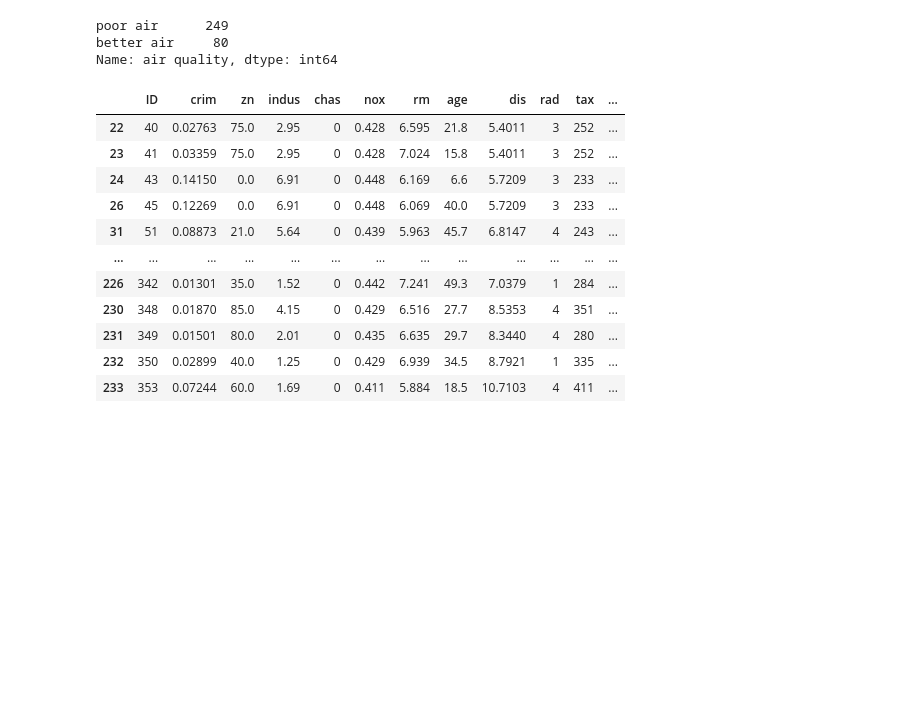
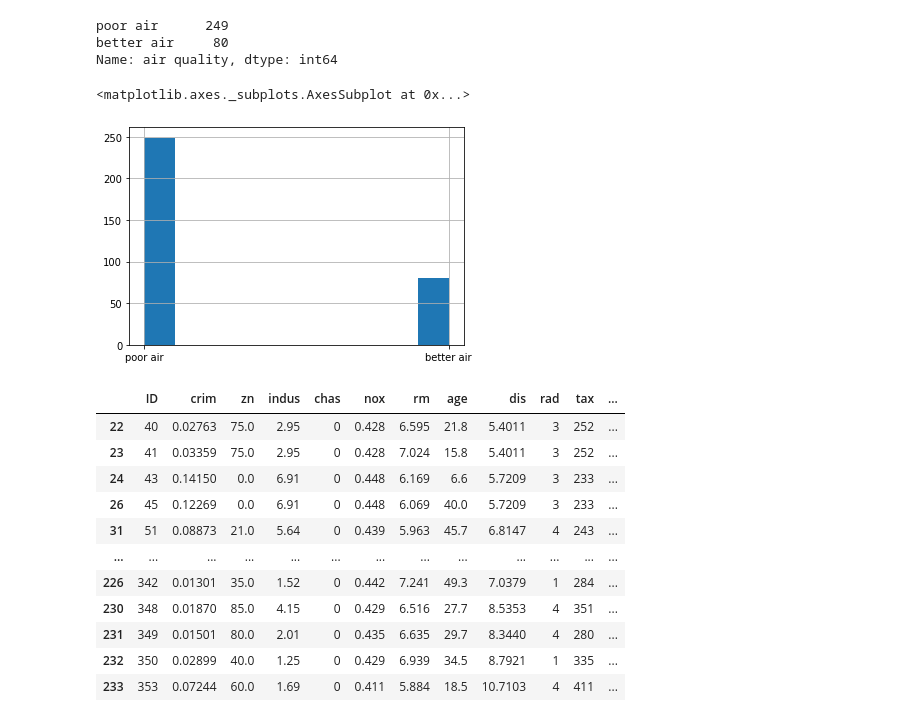
Before and after one commit to MoJoMoon/dsc-project-eda-with-pandas-onl01-dtsc-ft-012120, a Jupyter notebook: index.ipynb, the cells around one changed output. Drawn from its saved outputs; the diff is of its cells as text; code cells hidden in the pictures; blank space fills up the shorter version.

```diff
--- a/index.ipynb
+++ b/index.ipynb
@@ -215,6 +224,11 @@ df['air quality'].value_counts() # Get ratio of zones with better and worse air
 poor air      249
 better air     80
 Name: air quality, dtype: int64
+# %%
+df['air quality'].hist()
+# %% [output]
+<matplotlib.axes._subplots.AxesSubplot at 0x...>
+[figure, added]
 # %%
 # Find those zones with low crime and high air quality
 df.loc[(df['safety'] == 'safer') & (df['air quality'] == 'better air')]
```
Also changed, not shown: parts of 8 cells of this notebook.
